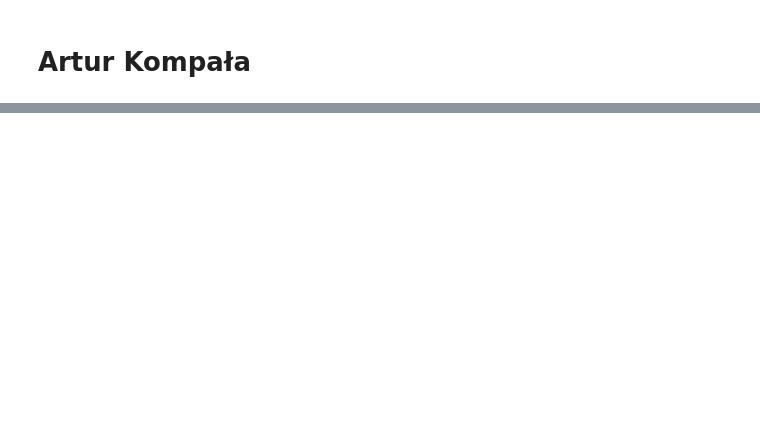
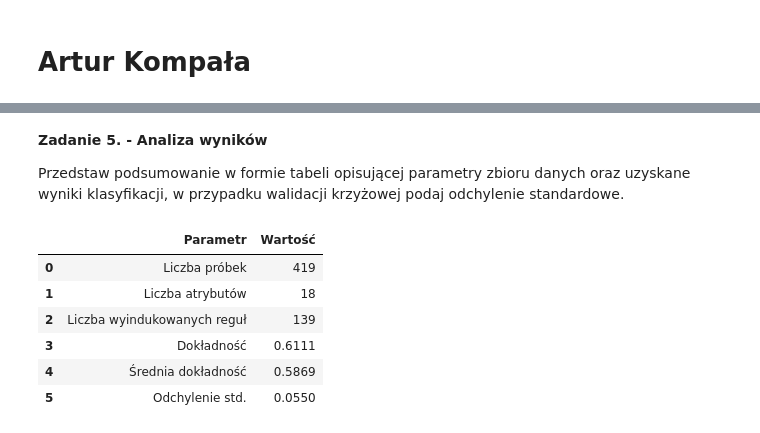
Before and after one commit to artur-kompala/Lab-Studia, a Jupyter notebook: Lab - RDIAWOW/Lab 6 - Reguły indukowane z drzew ArturKompała.ipynb, the cells around one changed output, grey strips where cells are left out. Saved outputs shown, nothing was run; the diff lists cells and outputs as text; code cells hidden in the pictures; blank space fills up the shorter version.

Commit message:
Rankingi zadanie

```diff
--- a/Lab - RDIAWOW/Lab 6 - Reguły indukowane z drzew ArturKompała.ipynb
+++ b/Lab - RDIAWOW/Lab 6 - Reguły indukowane z drzew ArturKompała.ipynb
@@ -290,0 +112,13 @@ Przeprowadzono walidację modelu przy użyciu dwóch metod: podziału na zbiór
+# %%
+# Analiza reguł
+num_rules = len(induced_rules)
+rule_lengths = [len(cond) for cond, pred in induced_rules]
+avg_length = np.mean(rule_lengths)
+min_length = np.min(rule_lengths)
+max_length = np.max(rule_lengths)
+
+print("--- Podsumowanie Reguł ---")
+print(f"Liczba reguł: {num_rules}")
+print(f"Średnia liczba warunków w regule: {avg_length:.2f}")
+print(f"Najkrótsza reguła (liczba warunków): {min_length}")
+print(f"Najdłuższa reguła (liczba warunków): {max_length}")
@@ -290,0 +165,43 @@ Przeprowadzono walidację modelu przy użyciu dwóch metod: podziału na zbiór
+# %% [markdown]
+**Zadanie 5. - Analiza wyników**
+
+Przedstaw podsumowanie w formie tabeli opisującej parametry zbioru danych oraz uzyskane wyniki
+klasyfikacji, w przypadku walidacji krzyżowej podaj odchylenie standardowe.
+# %%
+from sklearn.model_selection import cross_val_score
+
+# Walidacja krzyżowa (5-krotna)
+cv_scores = cross_val_score(model, X, Y, cv=5)
+mean_cv_accuracy = cv_scores.mean()
+std_cv_accuracy = cv_scores.std()
+
+# Przygotowanie tabeli podsumowującej
+summary_data = {
+    "Parametr": [
+        "Liczba próbek",
+        "Liczba atrybutów",
+        "Liczba wyindukowanych reguł",
+        "Dokładność",
+        "Średnia dokładność",
+        "Odchylenie std."
+    ],
+    "Wartość": [
+        len(df),
+        len(X.columns),
+        num_rules,
+        f"{accuracy_rules:.4f}",
+        f"{mean_cv_accuracy:.4f}",
+        f"{std_cv_accuracy:.4f}"
+    ]
+}
+
+summary_df = pd.DataFrame(summary_data)
+display(summary_df)
+# %% [output]
+|  | Parametr | Wartość |
+| 0 | Liczba próbek | 419 |
+| 1 | Liczba atrybutów | 18 |
+| 2 | Liczba wyindukowanych reguł | 139 |
+| 3 | Dokładność | 0.6111 |
+| 4 | Średnia dokładność | 0.5869 |
+| 5 | Odchylenie std. | 0.0550 |
```
Also changed, not shown: parts of 17 cells of this notebook, 6 other files.
